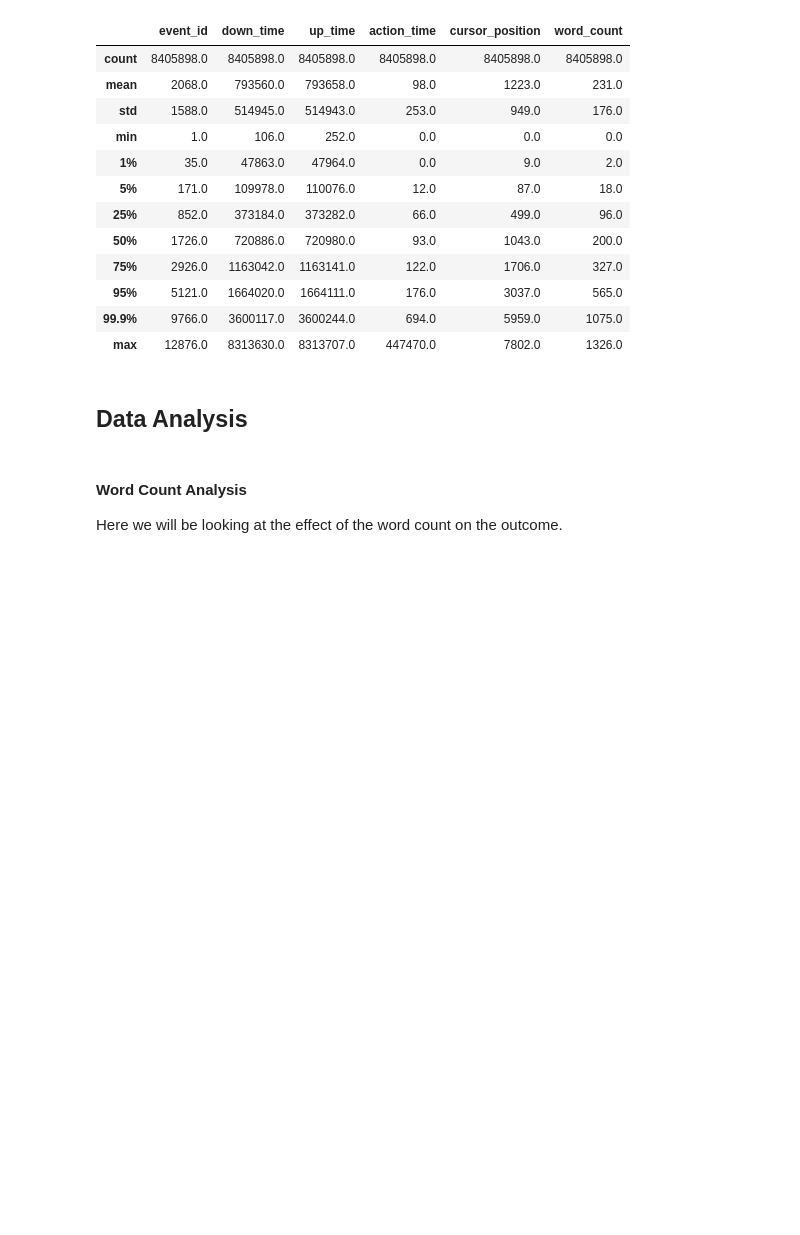
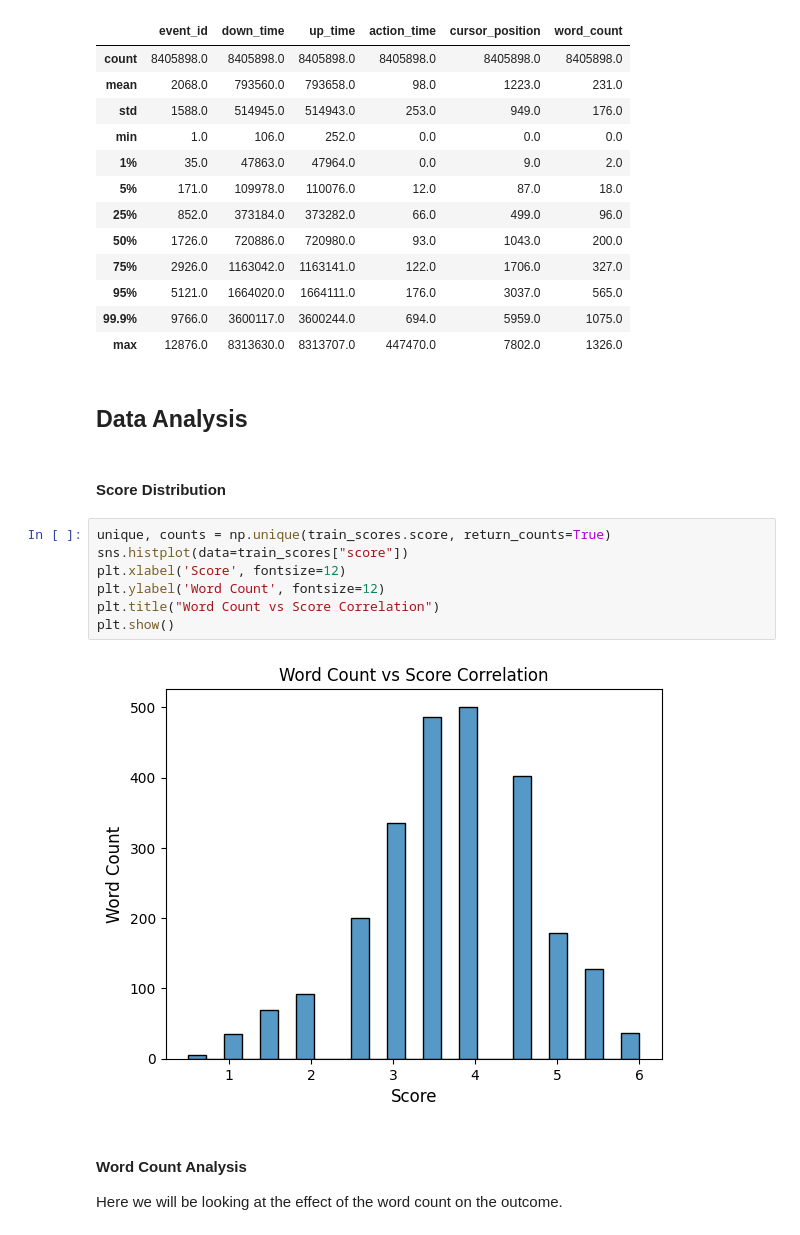
Before and after one commit to DarknessNotFound/WritingQuality, a Jupyter notebook: writing-quality2.ipynb, the cells around one changed output. Saved outputs shown, nothing was run; the diff lists cells and outputs as text; blank space fills up the shorter version.

```diff
--- a/writing-quality2.ipynb
+++ b/writing-quality2.ipynb
@@ -88,6 +88,17 @@ train_logs.describe(percentiles=[0.01, 0.05, 0.25, 0.5, 0.75, 0.95, 0.999]).roun
 | max | 12876.0 | 8313630.0 | 8313707.0 | 447470.0 | 7802.0 | 1326.0 |
 # %% [markdown]
 ## Data Analysis
+# %% [markdown]
+#### Score Distribution
+# %%
+unique, counts = np.unique(train_scores.score, return_counts=True)
+sns.histplot(data=train_scores["score"])
+plt.xlabel('Score', fontsize=12)
+plt.ylabel('Word Count', fontsize=12)
+plt.title("Word Count vs Score Correlation")
+plt.show()
+# %% [output]
+[figure, added]
 # %% [markdown]
 #### Word Count Analysis
 Here we will be looking at the effect of the word count on the outcome.
```
Also changed, not shown: parts of 19 cells of this notebook.
